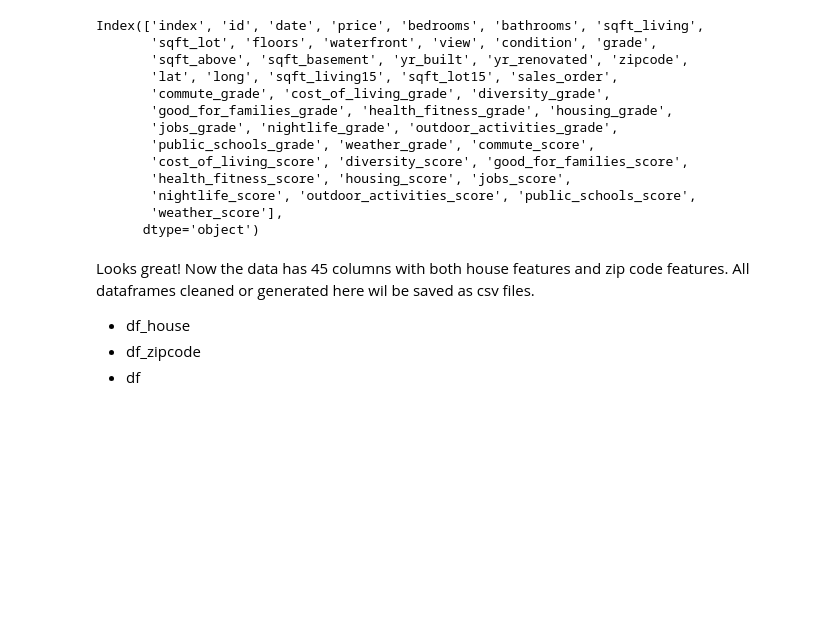
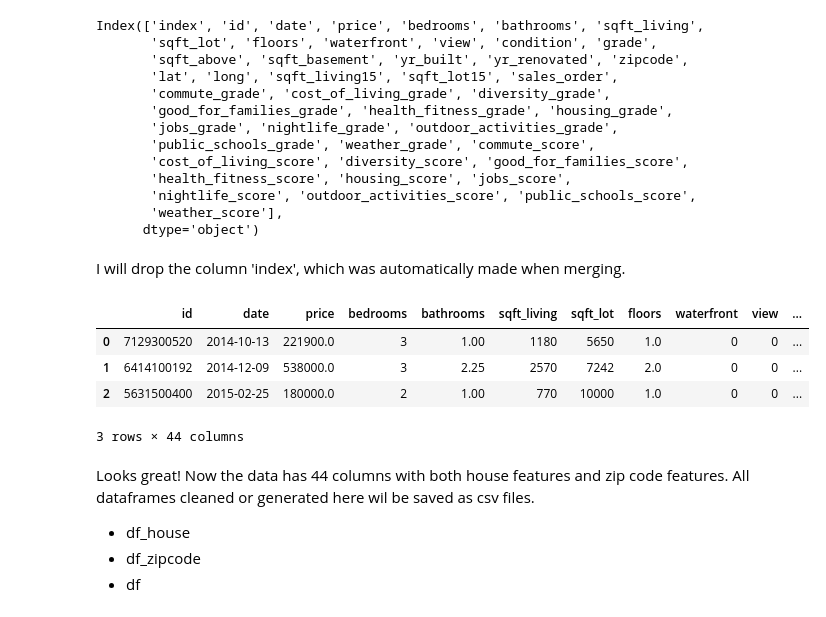
Before and after one commit to math470/Springboard_Capstone_Project_1, a Jupyter notebook: King County House Price DataWrangling.ipynb, the cells around one changed output. Saved outputs shown, nothing was run; the diff lists cells and outputs as text; code cells hidden in the pictures; blank space fills up the shorter version.

```diff
--- a/King County House Price DataWrangling.ipynb
+++ b/King County House Price DataWrangling.ipynb
@@ -912,8 +967,20 @@ Index(['index', 'id', 'date', 'price', 'bedrooms', 'bathrooms', 'sqft_living',
        'nightlife_score', 'outdoor_activities_score', 'public_schools_score',
        'weather_score'],
       dtype='object')
+# %% [markdown]
+I will drop the column 'index', which was automatically made when merging.
+# %%
+df = df.drop(columns='index')
+# %%
+df.head(3)
+# %% [output]
+|  | id | date | price | bedrooms | bathrooms | sqft_living | sqft_lot | floors | waterfront | view | ... |
+| 0 | 7129300520 | 2014-10-13 | 221900.0 | 3 | 1.00 | 1180 | 5650 | 1.0 | 0 | 0 | ... |
+| 1 | 6414100192 | 2014-12-09 | 538000.0 | 3 | 2.25 | 2570 | 7242 | 2.0 | 0 | 0 | ... |
+| 2 | 5631500400 | 2015-02-25 | 180000.0 | 2 | 1.00 | 770 | 10000 | 1.0 | 0 | 0 | ... |
+3 rows × 44 columns
 # %% [markdown]
-Looks great! Now the data has 45 columns with both house features and zip code features. All dataframes cleaned or generated here wil be saved as csv files.
+Looks great! Now the data has 44 columns with both house features and zip code features. All dataframes cleaned or generated here wil be saved as csv files.
 
 - df_house
 - df_zipcode
```
Also changed, not shown: parts of 15 cells of this notebook.
